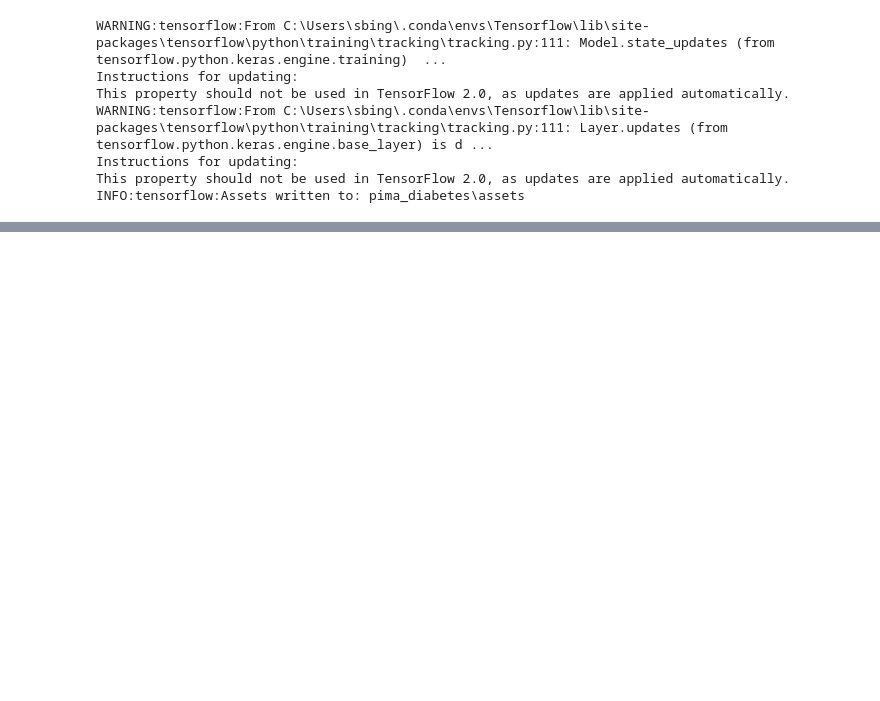
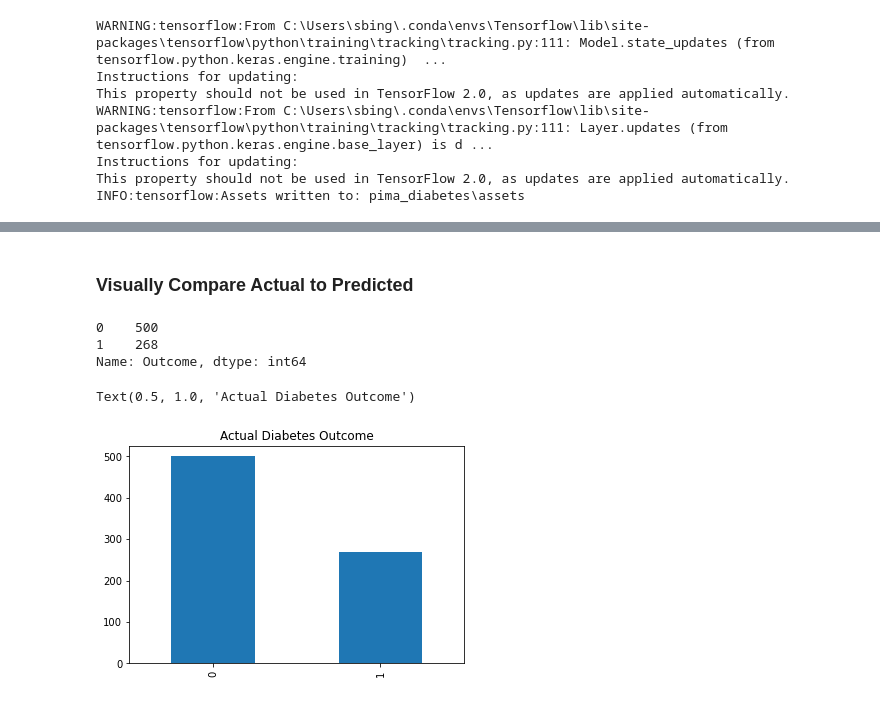
Before and after one commit to scottbing/SB_BSSD5350_MidtermProject, a Jupyter notebook: SB_5350_Midterm.ipynb, the cells around one changed output, grey strips where cells are left out. Cells and saved outputs as stored; diff of their text form; code cells hidden in the pictures; blank space fills up the shorter version.

```diff
--- a/SB_5350_Midterm.ipynb
+++ b/SB_5350_Midterm.ipynb
@@ -290,0 +291,13 @@ Please use instead:* `np.argmax(model.predict(x), axis=-1)`,   if your model doe
+# %% [markdown]
+### Visually Compare Actual to Predicted
+# %%
+# Target class distribution is slightly imbalanced (see Appendix at the end of this notebook)
+# '0'= no diabetes; '1'= diabetes
+print(pdata.Outcome.value_counts())
+pdata['Outcome'].value_counts().plot(kind='bar').set_title('Actual Diabetes Outcome')
+# %% [output]
+0    500
+1    268
+Name: Outcome, dtype: int64
+Text(0.5, 1.0, 'Actual Diabetes Outcome')
+[figure, added]
```
Also changed, not shown: parts of 6 cells of this notebook.
